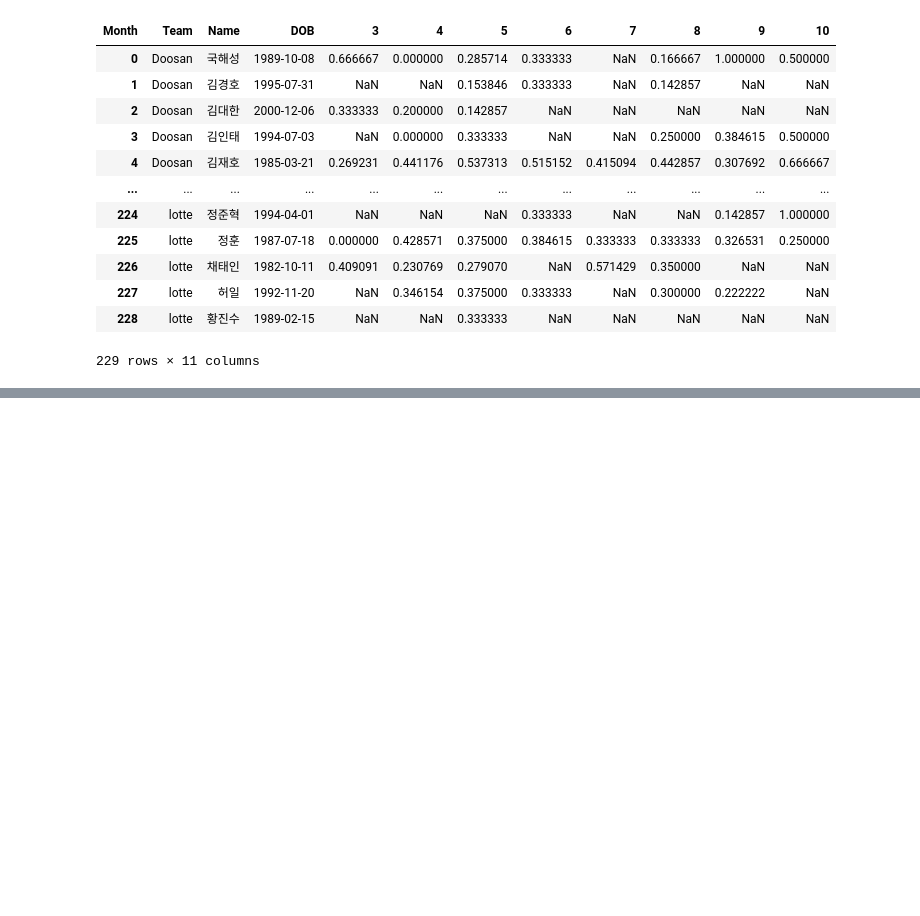
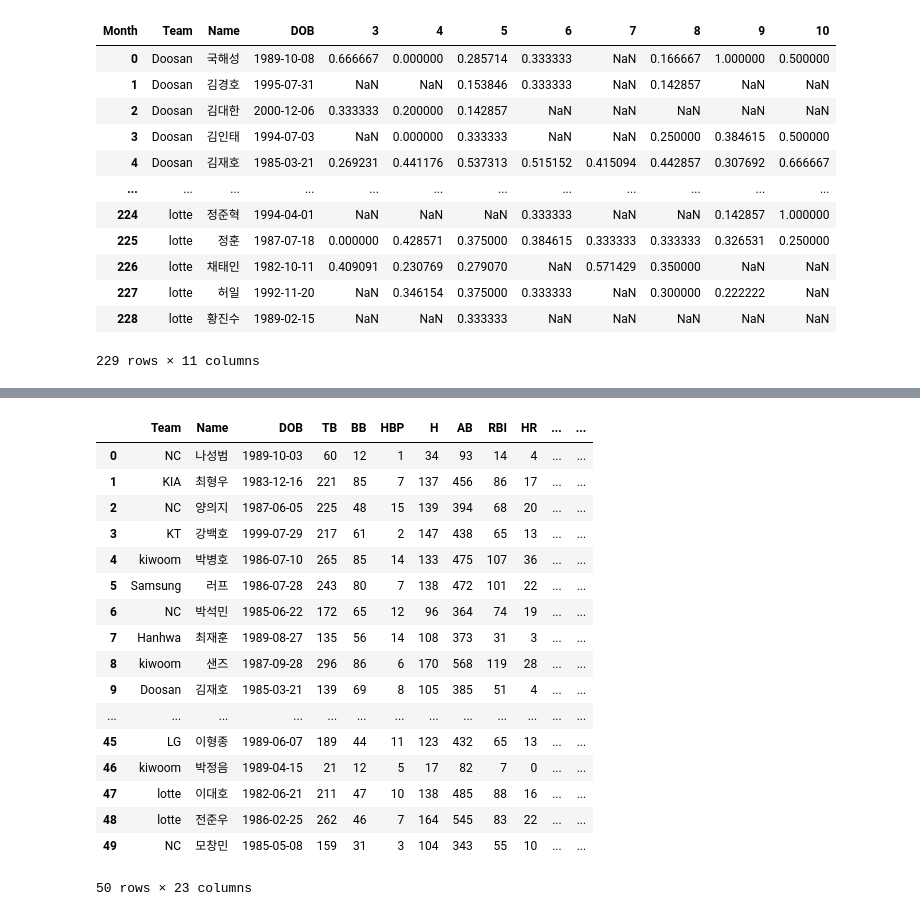
Before and after one commit to katehee/2021-Data-analysis-online-course, a Jupyter notebook: Exercise_1_baseball analysis/2_Player_Summer_Performance Analysis.ipynb, the cells around one changed output, grey strips where cells are left out. Saved outputs shown, nothing was run; the diff lists cells and outputs as text; code cells hidden in the pictures; blank space fills up the shorter version.

```diff
--- a/Exercise_1_baseball analysis/2_Player_Summer_Performance Analysis.ipynb
+++ b/Exercise_1_baseball analysis/2_Player_Summer_Performance Analysis.ipynb
@@ -128,3 +128,10 @@ month_pivot
 | 227 | lotte | 허일 | 1992-11-20 | NaN | 0.346154 | 0.375000 | 0.333333 | NaN | 0.300000 | 0.222222 | NaN |
 | 228 | lotte | 황진수 | 1989-02-15 | NaN | NaN | 0.333333 | NaN | NaN | NaN | NaN | NaN |
 229 rows × 11 columns
+# %%
+#import batter performance data of seasons
+import pandas as pd
+
+file  = './player_stat.xlsx'
+player_stat = pd.read_excel(file)
+player_stat.head()
@@ -130,0 +145,3 @@ month_pivot
+# %%
+#change player_stat DOB column Dtype to datetime64 before merging
+player_stat['DOB'] = pd.to_datetime(player_stat['DOB'])
@@ -130,0 +164,23 @@ month_pivot
+# %%
+#display players with top 50 'OBP'
+df_sort = df.sort_values(by = 'OBP', ascending = False).head(50)
+df_sort
+# %% [output]
+|  | Team | Name | DOB | TB | BB | HBP | H | AB | RBI | HR | ... | ... |
+| 0 | NC | 나성범 | 1989-10-03 | 60 | 12 | 1 | 34 | 93 | 14 | 4 | ... | ... |
+| 1 | KIA | 최형우 | 1983-12-16 | 221 | 85 | 7 | 137 | 456 | 86 | 17 | ... | ... |
+| 2 | NC | 양의지 | 1987-06-05 | 225 | 48 | 15 | 139 | 394 | 68 | 20 | ... | ... |
+| 3 | KT | 강백호 | 1999-07-29 | 217 | 61 | 2 | 147 | 438 | 65 | 13 | ... | ... |
+| 4 | kiwoom | 박병호 | 1986-07-10 | 265 | 85 | 14 | 133 | 475 | 107 | 36 | ... | ... |
+| 5 | Samsung | 러프 | 1986-07-28 | 243 | 80 | 7 | 138 | 472 | 101 | 22 | ... | ... |
+| 6 | NC | 박석민 | 1985-06-22 | 172 | 65 | 12 | 96 | 364 | 74 | 19 | ... | ... |
+| 7 | Hanhwa | 최재훈 | 1989-08-27 | 135 | 56 | 14 | 108 | 373 | 31 | 3 | ... | ... |
+| 8 | kiwoom | 샌즈 | 1987-09-28 | 296 | 86 | 6 | 170 | 568 | 119 | 28 | ... | ... |
+| 9 | Doosan | 김재호 | 1985-03-21 | 139 | 69 | 8 | 105 | 385 | 51 | 4 | ... | ... |
+| ... | ... | ... | ... | ... | ... | ... | ... | ... | ... | ... | ... | ... |
+| 45 | LG | 이형종 | 1989-06-07 | 189 | 44 | 11 | 123 | 432 | 65 | 13 | ... | ... |
+| 46 | kiwoom | 박정음 | 1989-04-15 | 21 | 12 | 5 | 17 | 82 | 7 | 0 | ... | ... |
+| 47 | lotte | 이대호 | 1982-06-21 | 211 | 47 | 10 | 138 | 485 | 88 | 16 | ... | ... |
+| 48 | lotte | 전준우 | 1986-02-25 | 262 | 46 | 7 | 164 | 545 | 83 | 22 | ... | ... |
+| 49 | NC | 모창민 | 1985-05-08 | 159 | 31 | 3 | 104 | 343 | 55 | 10 | ... | ... |
+50 rows × 23 columns
```
Also changed, not shown: parts of 10 cells of this notebook.
